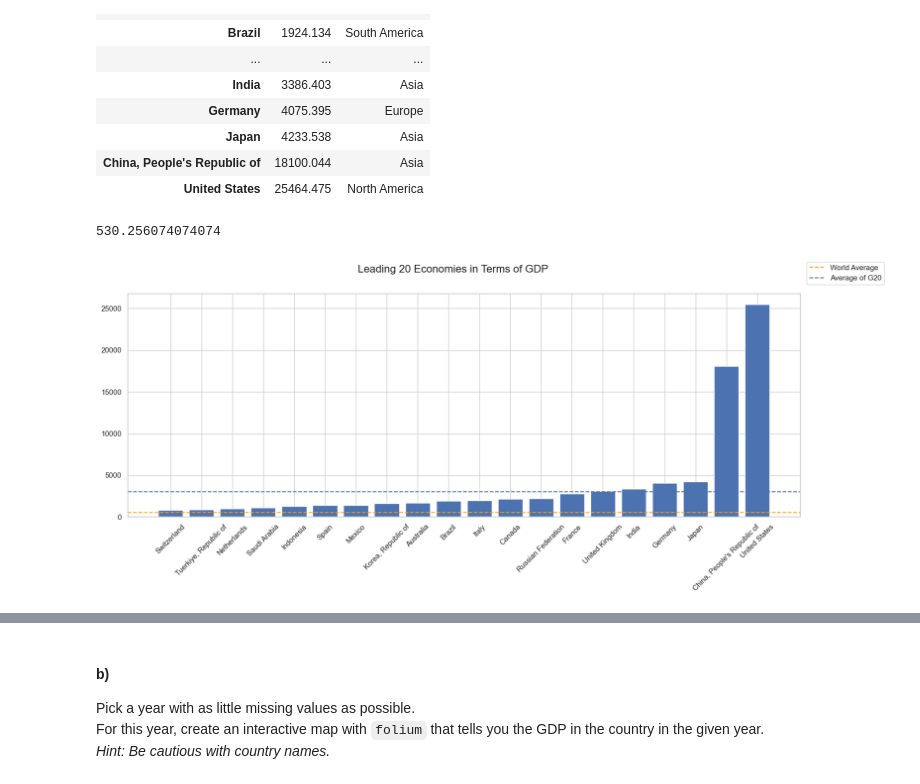
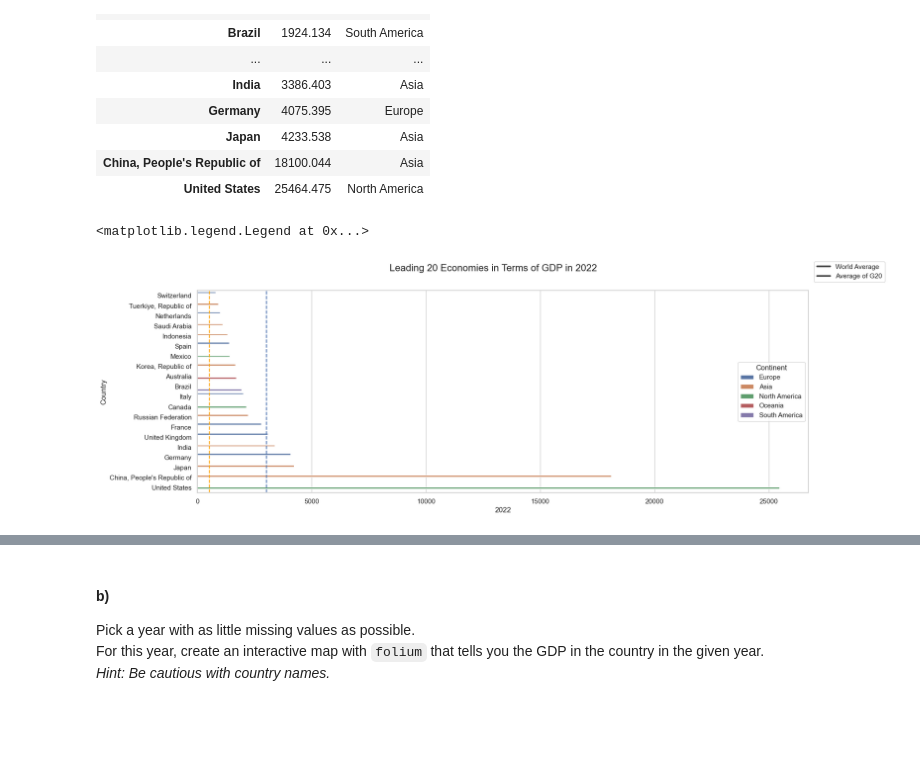
Before and after one commit to Monsieur-Bandana/data_science_clockmann, a Jupyter notebook: ClassProject2207 (1).ipynb, the cells around one changed output, grey strips where cells are left out. Drawn from its saved outputs; the diff is of its cells as text; code cells hidden in the pictures; blank space fills up the shorter version.

```diff
--- a/ClassProject2207 (1).ipynb
+++ b/ClassProject2207 (1).ipynb
@@ -208,25 +208,24 @@ dbBarTable
 | China, People's Republic of | 18100.044 | Asia |
 | United States | 25464.475 | North America |
 # %%
+import seaborn as sns
 
 y = dbBarTable[2022]
 treshhold = final_gdp2.loc["World"][2022]/len(final_gdp3[2022])
 
 # https://www.bundesregierung.de/breg-de/themen/internationale-zusammenarbeit-g7-g20/das-ist-g20-387324#:~:text=Der%20G20%20geh%C3%B6ren%2019%20Staaten,S%C3%BCdkorea%2C%20T%C3%BCrkei%20und%20die%20USA%20.
 treshholdG20 = final_gdp2.loc["Advanced economies"][2022]/19
 labels= y.index.to_list()
 
 fig, ax = plt.subplots(figsize=(18, 6))
 fig.suptitle('Leading 20 Economies in Terms of GDP in 2022', fontsize=16)
 
-ax.bar(y.index, y)
-ax.axhline(y=treshhold, linestyle= '--', color="orange")
-ax.axhline(y=treshholdG20, linestyle='--')
-ax.set_xticklabels(labels, rotation=45)
+sns.barplot(ax=ax,  y=y.index, x=y, hue=dbBarTable["Continent"], orient="h")
+ax.axvline(x=treshhold, linestyle= '--', color="orange")
+ax.axvline(x=treshholdG20, linestyle='--')
+# ax.set_xticklabels(labels, rotation=45)
 fig.legend(labels=["World Average", "Average of G20"])
-
-print(treshhold)
 # %% [output]
-530.256074074074
+<matplotlib.legend.Legend at 0x...>
-[figure, old version]
+[figure, new version]
 # %%
```
Also changed, not shown: parts of 6 cells of this notebook.
